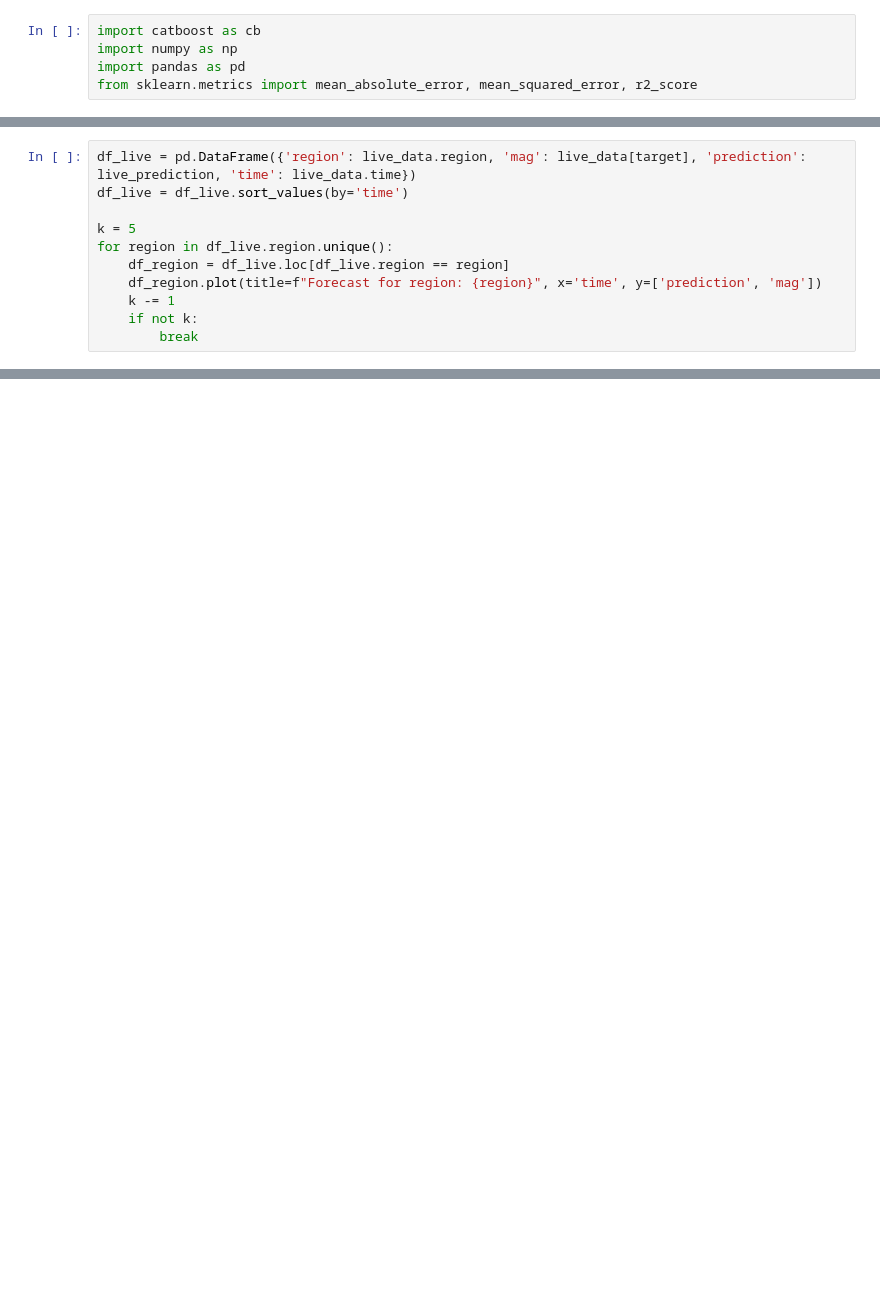
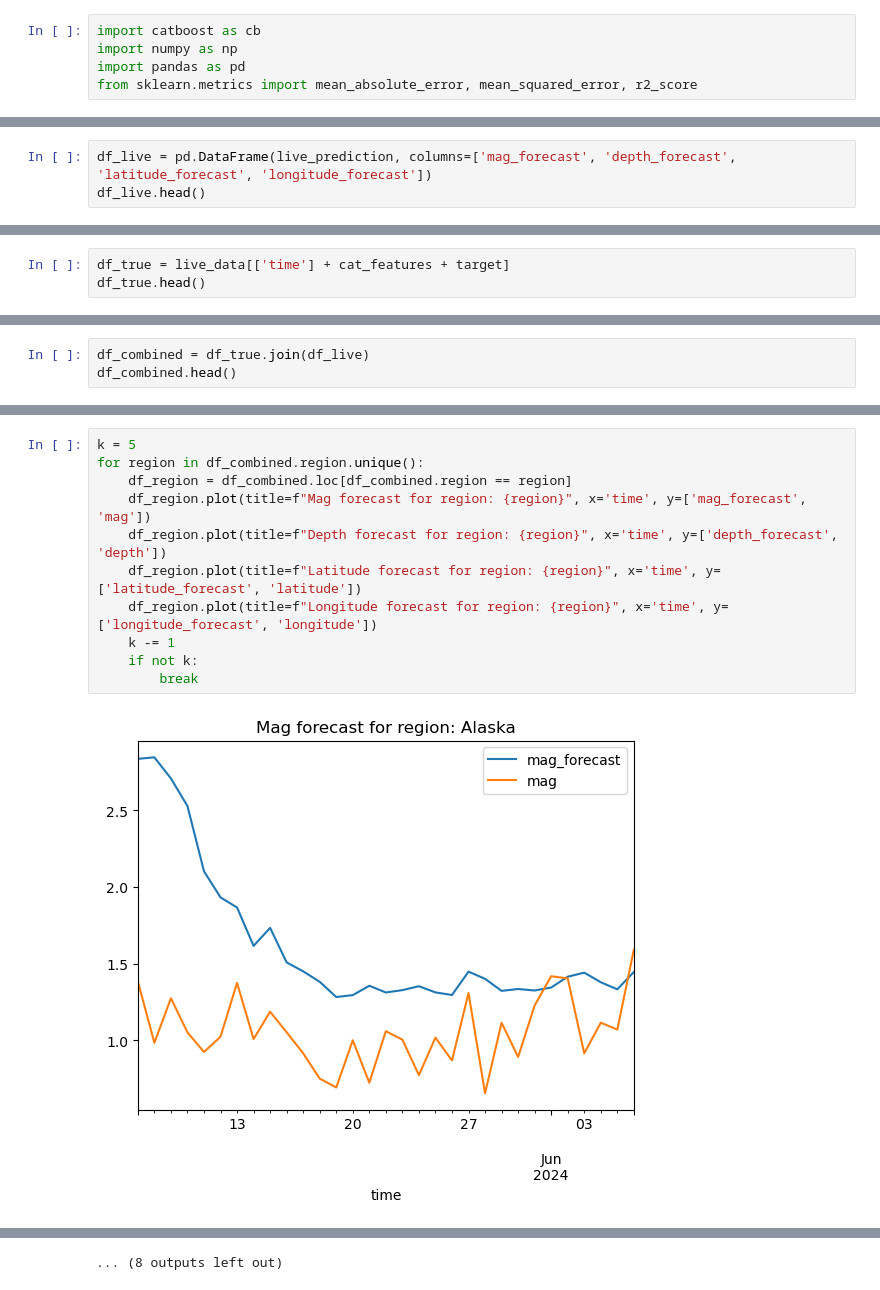
Before and after one commit to andre-anan-gilbert/llm-earthquake-forecasting, a Jupyter notebook: ml/evaluation.ipynb, the cells around one changed output, grey strips where cells are left out. Drawn from its saved outputs; the diff is of its cells as text; blank space fills up the shorter version.

```diff
--- a/ml/evaluation.ipynb
+++ b/ml/evaluation.ipynb
@@ -169,11 +200,3 @@ print(f"R2 Score: {r2_score(live_data[target], live_prediction)}")
-# %%
-df_live = pd.DataFrame({'region': live_data.region, 'mag': live_data[target], 'prediction': live_prediction, 'time': live_data.time})
-df_live = df_live.sort_values(by='time')
-
-k = 5
-for region in df_live.region.unique():
-    df_region = df_live.loc[df_live.region == region]
-    df_region.plot(title=f"Forecast for region: {region}", x='time', y=['prediction', 'mag'])
-    k -= 1
-    if not k:
-        break
+# %%
+df_live = pd.DataFrame(live_prediction, columns=['mag_forecast', 'depth_forecast', 'latitude_forecast', 'longitude_forecast'])
+df_live.head()
@@ -179,0 +210,3 @@ for region in df_live.region.unique():
+# %%
+df_true = live_data[['time'] + cat_features + target]
+df_true.head()
@@ -179,0 +220,3 @@ for region in df_live.region.unique():
+# %%
+df_combined = df_true.join(df_live)
+df_combined.head()
@@ -179,0 +230,13 @@ for region in df_live.region.unique():
+# %%
+k = 5
+for region in df_combined.region.unique():
+    df_region = df_combined.loc[df_combined.region == region]
+    df_region.plot(title=f"Mag forecast for region: {region}", x='time', y=['mag_forecast', 'mag'])
+    df_region.plot(title=f"Depth forecast for region: {region}", x='time', y=['depth_forecast', 'depth'])
+    df_region.plot(title=f"Latitude forecast for region: {region}", x='time', y=['latitude_forecast', 'latitude'])
+    df_region.plot(title=f"Longitude forecast for region: {region}", x='time', y=['longitude_forecast', 'longitude'])
+    k -= 1
+    if not k:
+        break
+# %% [output]
+[figure, added]
@@ -179,0 +254 @@ for region in df_live.region.unique():
+... (8 outputs left out)
```
Also changed, not shown: parts of 11 cells of this notebook, 9 other files.
